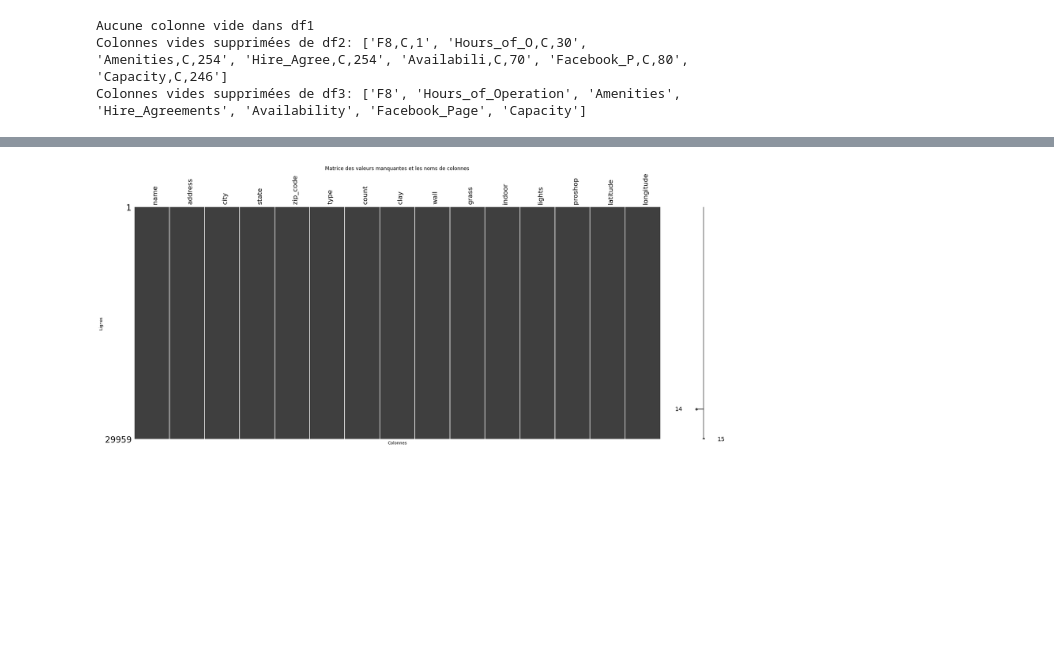
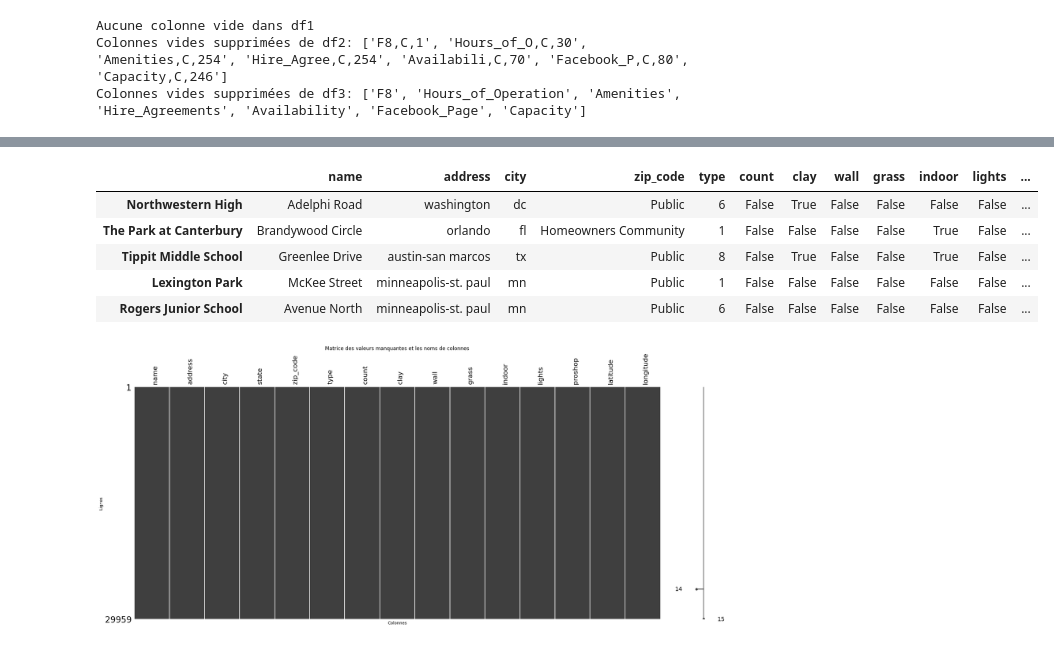
Before and after one commit to S0nia11/Projet_Sp-, a Jupyter notebook: Nettoyage data/Datasets/Terrains/Nettoyage_datasets_terrains.ipynb, the cells around one changed output, grey strips where cells are left out. Saved outputs shown, nothing was run; the diff lists cells and outputs as text; code cells hidden in the pictures; blank space fills up the shorter version.

```diff
--- a/Nettoyage data/Datasets/Terrains/Nettoyage_datasets_terrains.ipynb
+++ b/Nettoyage data/Datasets/Terrains/Nettoyage_datasets_terrains.ipynb
@@ -69,3 +103,14 @@ Colonnes vides supprimées de df3: ['F8', 'Hours_of_Operation', 'Amenities', 'Hi
+# %%
+#convertir les données dans la colonne 'proshop' en entiers
+df1['proshop'] = df1['proshop'].astype('int')
+df1.head()
+# %% [output]
+|  | name | address | city | zip_code | type | count | clay | wall | grass | indoor | lights | ... |
+| Northwestern High | Adelphi Road | washington | dc | Public | 6 | False | True | False | False | False | False | ... |
+| The Park at Canterbury | Brandywood Circle | orlando | fl | Homeowners Community | 1 | False | False | False | False | True | False | ... |
+| Tippit Middle School | Greenlee Drive | austin-san marcos | tx | Public | 8 | False | True | False | False | True | False | ... |
+| Lexington Park | McKee Street | minneapolis-st. paul | mn | Public | 1 | False | False | False | False | False | False | ... |
+| Rogers Junior School | Avenue North | minneapolis-st. paul | mn | Public | 6 | False | False | False | False | False | False | ... |
 # %%
 def profil_donnees(nom_data):
     msno.matrix(nom_data)
```
Also changed, not shown: parts of 5 cells of this notebook, 2 other files.
